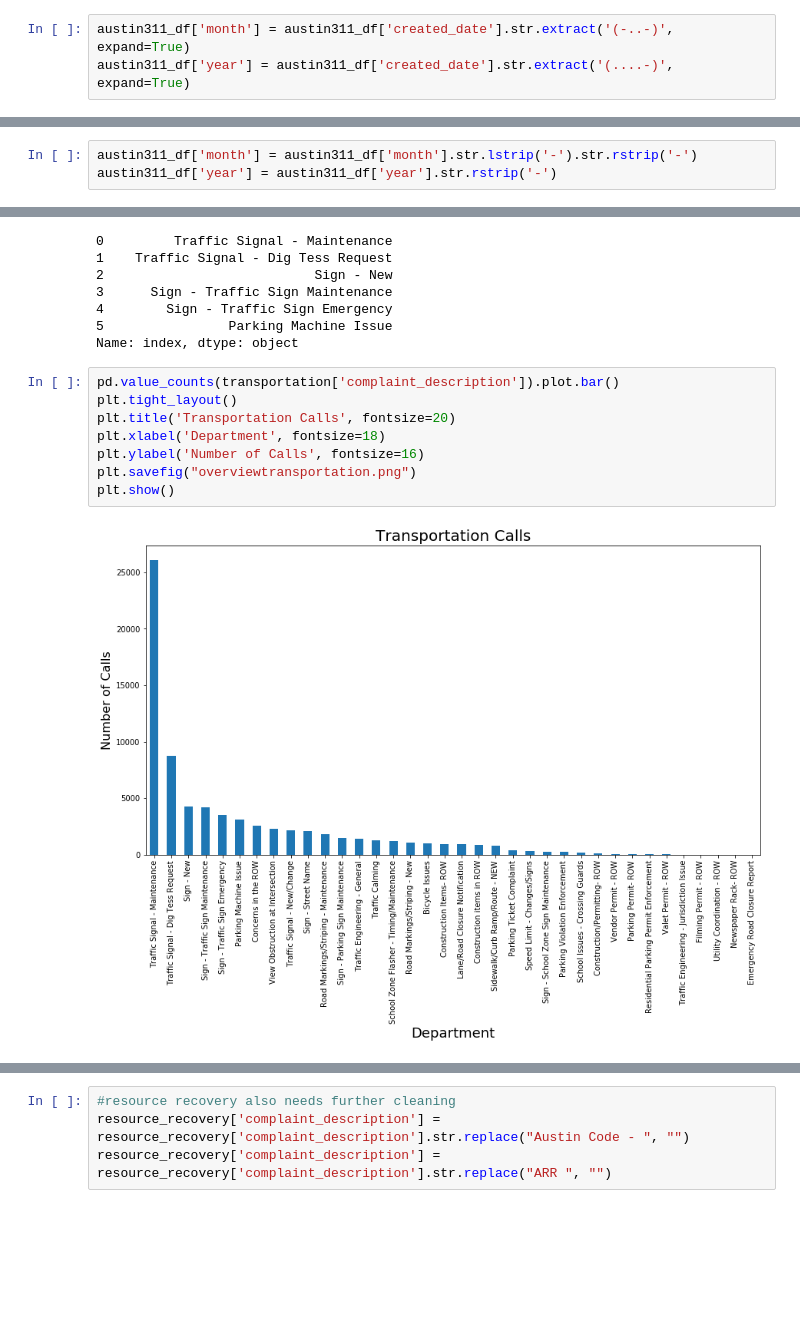
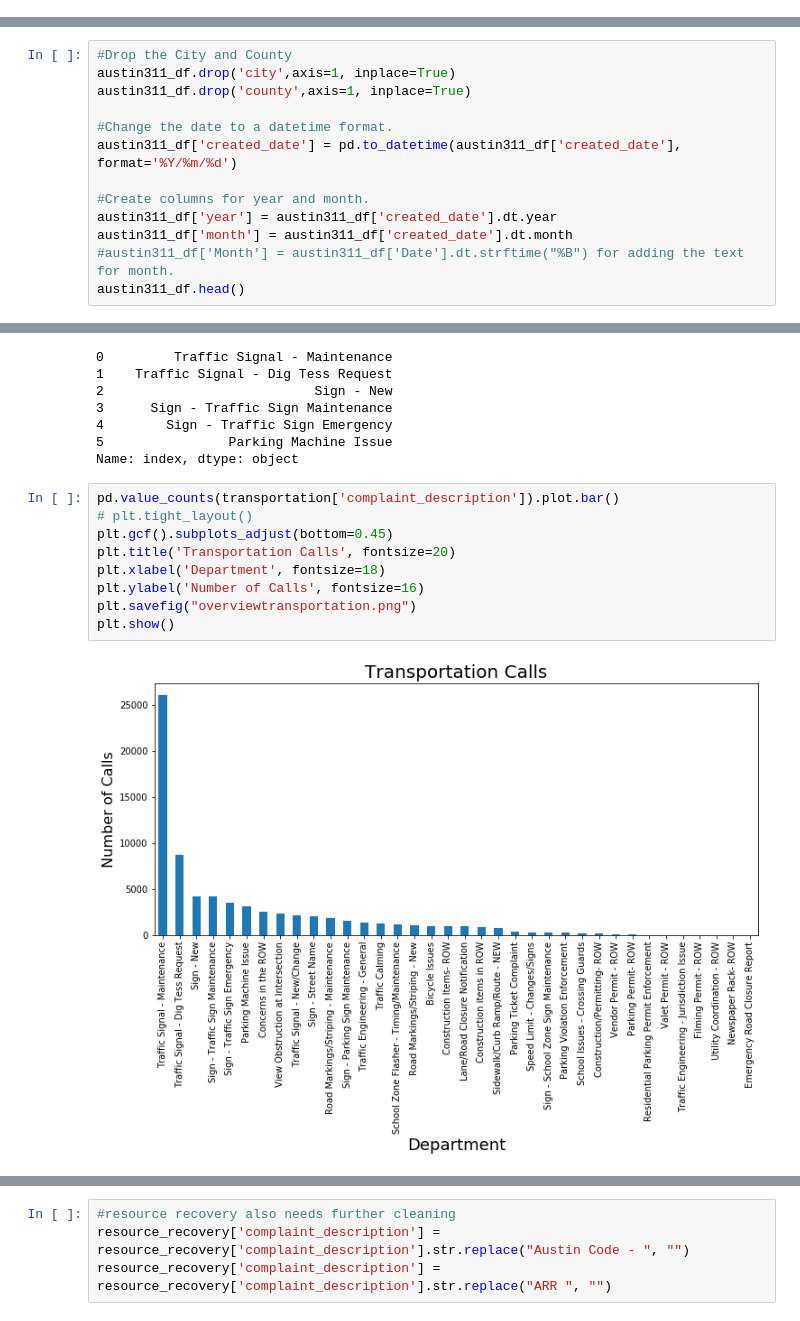
Before and after one commit to mraigosa/Austin_311_analysis, a Jupyter notebook: department analysis.ipynb, the cells around one changed output, grey strips where cells are left out. Drawn from its saved outputs; the diff is of its cells as text; blank space fills up the shorter version.

Commit message:
fixing plots

```diff
--- a/department analysis.ipynb
+++ b/department analysis.ipynb
@@ -150,6 +151,3 @@ austin311_df.head()
 | 2 | AUSTIN | TRAVIS | 78744 | 2014-01-06 18:04:00 | Animal Services Office | Loose Animal (not dog) | ACLOANIM |
 | 3 | AUSTIN | TRAVIS | 78727 | 2014-11-15 15:43:41 | Austin Code Department | Austin Code - Request Code Officer | CODECOMP |
 | 4 | AUSTIN | TRAVIS | 78723 | 2014-07-28 17:33:00 | Animal Services Office | Animal - Proper Care | ACPROPER |
-# %%
-austin311_df['month'] = austin311_df['created_date'].str.extract('(-..-)', expand=True)
-austin311_df['year'] = austin311_df['created_date'].str.extract('(....-)', expand=True)
@@ -175,3 +153,0 @@ austin311_df.head()
-# %%
-austin311_df['month'] = austin311_df['month'].str.lstrip('-').str.rstrip('-')
-austin311_df['year'] = austin311_df['year'].str.rstrip('-')
@@ -187,0 +154,13 @@ See the caveats in the documentation: http://pandas.pydata.org/pandas-docs/stabl
+# %%
+#Drop the City and County
+austin311_df.drop('city',axis=1, inplace=True)
+austin311_df.drop('county',axis=1, inplace=True)
+
+#Change the date to a datetime format.
+austin311_df['created_date'] = pd.to_datetime(austin311_df['created_date'], format='%Y/%m/%d')
+
+#Create columns for year and month.
+austin311_df['year'] = austin311_df['created_date'].dt.year
+austin311_df['month'] = austin311_df['created_date'].dt.month
+#austin311_df['Month'] = austin311_df['Date'].dt.strftime("%B") for adding the text for month.
+austin311_df.head()
@@ -384,14 +425,15 @@ print(toptrans_complaints)
 Name: index, dtype: object
 # %%
 pd.value_counts(transportation['complaint_description']).plot.bar()
-plt.tight_layout()
+# plt.tight_layout()
+plt.gcf().subplots_adjust(bottom=0.45)
 plt.title('Transportation Calls', fontsize=20)
 plt.xlabel('Department', fontsize=18)
 plt.ylabel('Number of Calls', fontsize=16)
 plt.savefig("overviewtransportation.png")
 plt.show()
 # %% [output]
-[figure, old version]
+[figure, new version]
 # %%
 resource_recovery = austin311_df[austin311_df['owning_department'].str.contains('Austin Resource Recovery')]
 resource_recovery.head()
```
Also changed, not shown: parts of 18 cells of this notebook, 6 other files.
